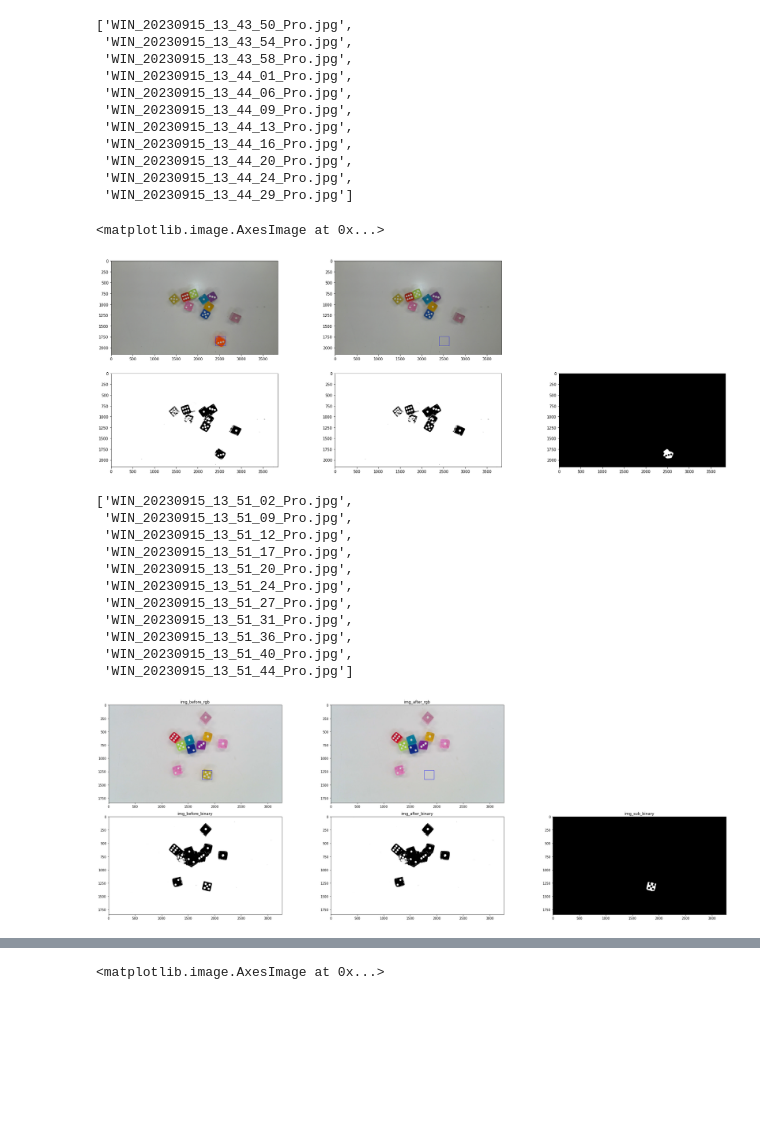
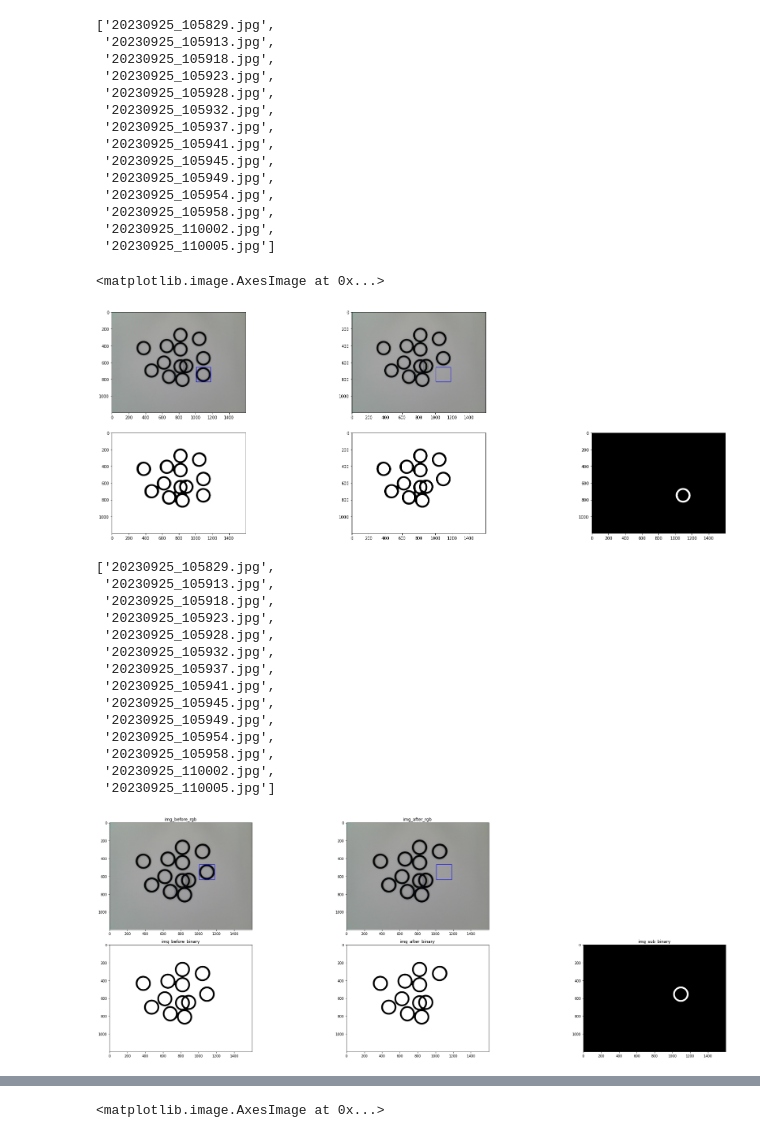
Before and after one commit to naoya1110/easy-yolo-annotation, a Jupyter notebook: test.ipynb, the cells around one changed output, grey strips where cells are left out. Drawn from its saved outputs; the diff is of its cells as text; code cells hidden in the pictures; blank space fills up the shorter version.

```diff
--- a/test.ipynb
+++ b/test.ipynb
@@ -8,19 +9,22 @@ import json
 # %%
-data_dir = "dataset/sample4"
+data_dir = "private_data/o-ring/20230925_105827"
 filenames = sorted(os.listdir(data_dir))
 filenames
 # %% [output]
-['WIN_20230915_13_43_50_Pro.jpg',
- 'WIN_20230915_13_43_54_Pro.jpg',
- 'WIN_20230915_13_43_58_Pro.jpg',
- 'WIN_20230915_13_44_01_Pro.jpg',
- 'WIN_20230915_13_44_06_Pro.jpg',
- 'WIN_20230915_13_44_09_Pro.jpg',
- 'WIN_20230915_13_44_13_Pro.jpg',
- 'WIN_20230915_13_44_16_Pro.jpg',
- 'WIN_20230915_13_44_20_Pro.jpg',
- 'WIN_20230915_13_44_24_Pro.jpg',
- 'WIN_20230915_13_44_29_Pro.jpg']
+['20230925_105829.jpg',
+ '20230925_105913.jpg',
+ '20230925_105918.jpg',
+ '20230925_105923.jpg',
+ '20230925_105928.jpg',
+ '20230925_105932.jpg',
+ '20230925_105937.jpg',
+ '20230925_105941.jpg',
+ '20230925_105945.jpg',
+ '20230925_105949.jpg',
+ '20230925_105954.jpg',
+ '20230925_105958.jpg',
+ '20230925_110002.jpg',
+ '20230925_110005.jpg']
 # %%
 def find_first_one(arr):
     for i, value in enumerate(arr):
@@ -117,64 +121,67 @@ img_sub_binary = img_after_binary - img_before_binary
 
 ## Opening & Closing
 # カーネル（フィルタ）を定義します
-kernel_size = (20, 20)  # カーネルのサイズを設定します
+kernel_size = (5, 5)  # カーネルのサイズを設定します
 kernel = np.ones(kernel_size, np.uint8)  # 5x5の全要素が1の行列を作成します
 # Opening処理を適用します
 img_sub_binary = cv2.morphologyEx(img_sub_binary, cv2.MORPH_OPEN, kernel)
 # Closing処理を適用します
 img_sub_binary = cv2.morphologyEx(img_sub_binary, cv2.MORPH_CLOSE, kernel)
 
 left, right, top, bottom = find_bbox_coordinates(img_sub_binary)
 
 cv2.rectangle(img_before_bgr, (left, top), (right, bottom), color=(255, 0, 0), thickness=3)
 cv2.rectangle(img_after_bgr, (left, top), (right, bottom), color=(255, 0, 0), thickness=3)
 
 img_before_rgb = cv2.cvtColor(img_before_bgr, cv2.COLOR_BGR2RGB)
 img_after_rgb = cv2.cvtColor(img_after_bgr, cv2.COLOR_BGR2RGB)
 
 plt.figure(figsize=(30, 10))
 
 plt.subplot(2,3,1)
 plt.imshow(img_before_rgb)
 
 plt.subplot(2,3,2)
 plt.imshow(img_after_rgb)
 
 plt.subplot(2,3,4)
 plt.imshow(img_before_binary, cmap="gray")
 
 plt.subplot(2,3,5)
 plt.imshow(img_after_binary, cmap="gray")
 
 plt.subplot(2,3,6)
 plt.imshow(img_sub_binary, cmap="gray")
 # %% [output]
 <matplotlib.image.AxesImage at 0x...>
-[figure, old version]
+[figure, new version]
 # %%
-data_dir = "dataset/sample5"
+data_dir = "private_data/o-ring/20230925_105827"
 filenames = sorted(os.listdir(data_dir))
 filenames
 # %% [output]
-['WIN_20230915_13_51_02_Pro.jpg',
- 'WIN_20230915_13_51_09_Pro.jpg',
- 'WIN_20230915_13_51_12_Pro.jpg',
- 'WIN_20230915_13_51_17_Pro.jpg',
- 'WIN_20230915_13_51_20_Pro.jpg',
- 'WIN_20230915_13_51_24_Pro.jpg',
- 'WIN_20230915_13_51_27_Pro.jpg',
- 'WIN_20230915_13_51_31_Pro.jpg',
- 'WIN_20230915_13_51_36_Pro.jpg',
- 'WIN_20230915_13_51_40_Pro.jpg',
- 'WIN_20230915_13_51_44_Pro.jpg']
+['20230925_105829.jpg',
+ '20230925_105913.jpg',
+ '20230925_105918.jpg',
+ '20230925_105923.jpg',
+ '20230925_105928.jpg',
+ '20230925_105932.jpg',
+ '20230925_105937.jpg',
+ '20230925_105941.jpg',
+ '20230925_105945.jpg',
+ '20230925_105949.jpg',
+ '20230925_105954.jpg',
+ '20230925_105958.jpg',
+ '20230925_110002.jpg',
+ '20230925_110005.jpg']
 # %%
 ## 二枚の画像から1つのbboxを検出
 idx = 1
 img_before_bgr = cv2.imread(os.path.join(data_dir, filenames[idx]))
 img_after_bgr = cv2.imread(os.path.join(data_dir, filenames[idx+1]))
-bbox = find_bbox_from_two_imgs(img_before_bgr, img_after_bgr, threshold=170, kernel_size=(20,20), visualize=True)
+bbox = find_bbox_from_two_imgs(img_before_bgr, img_after_bgr, threshold=50, kernel_size=(5,5), visualize=True)
 # %% [output]
-[figure, old version]
+[figure, new version]
 # %%
 ## フォルダ内の全ての画像からbboxを検出
 bboxes = []
```
Also changed, not shown: parts of 9 cells of this notebook, 3 other files.
